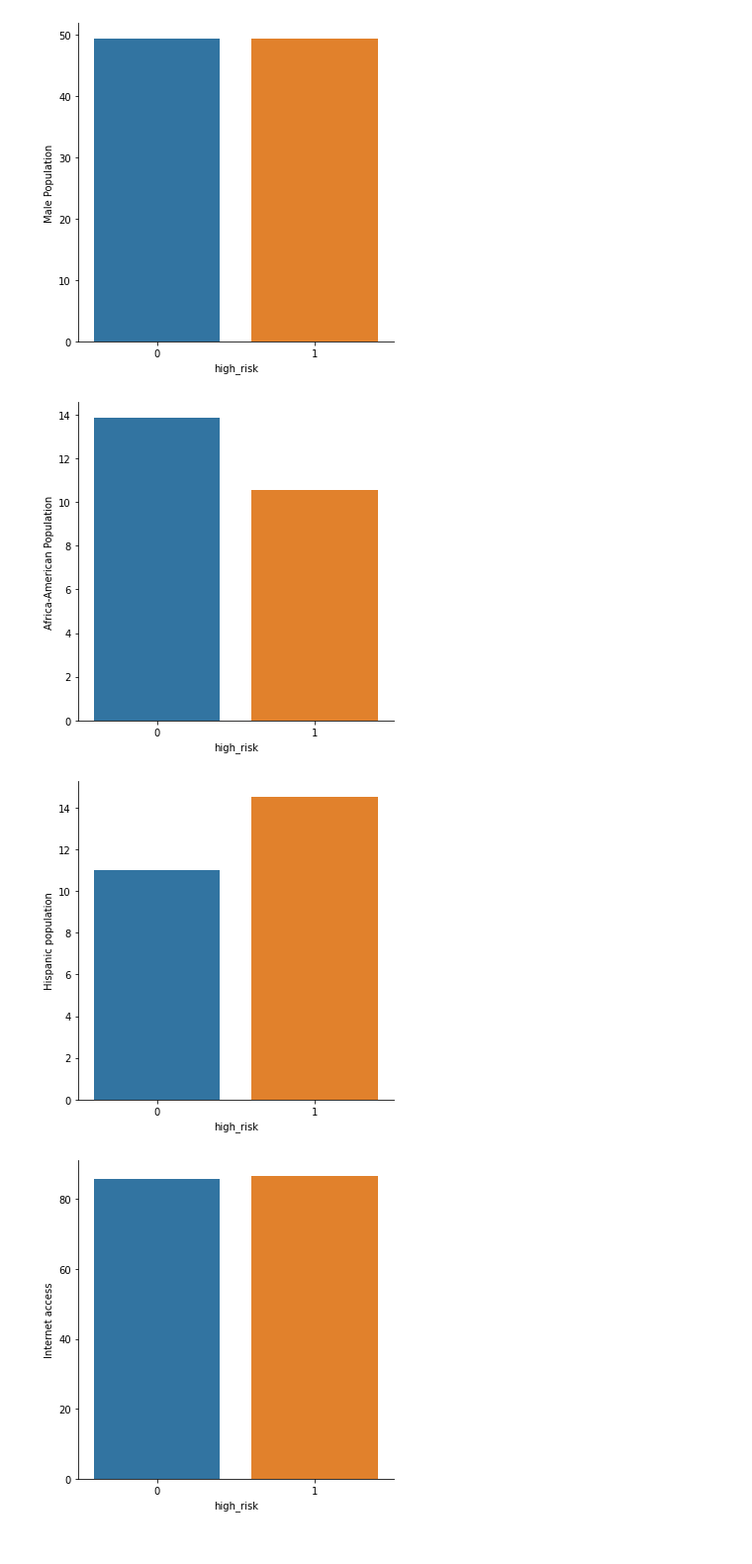
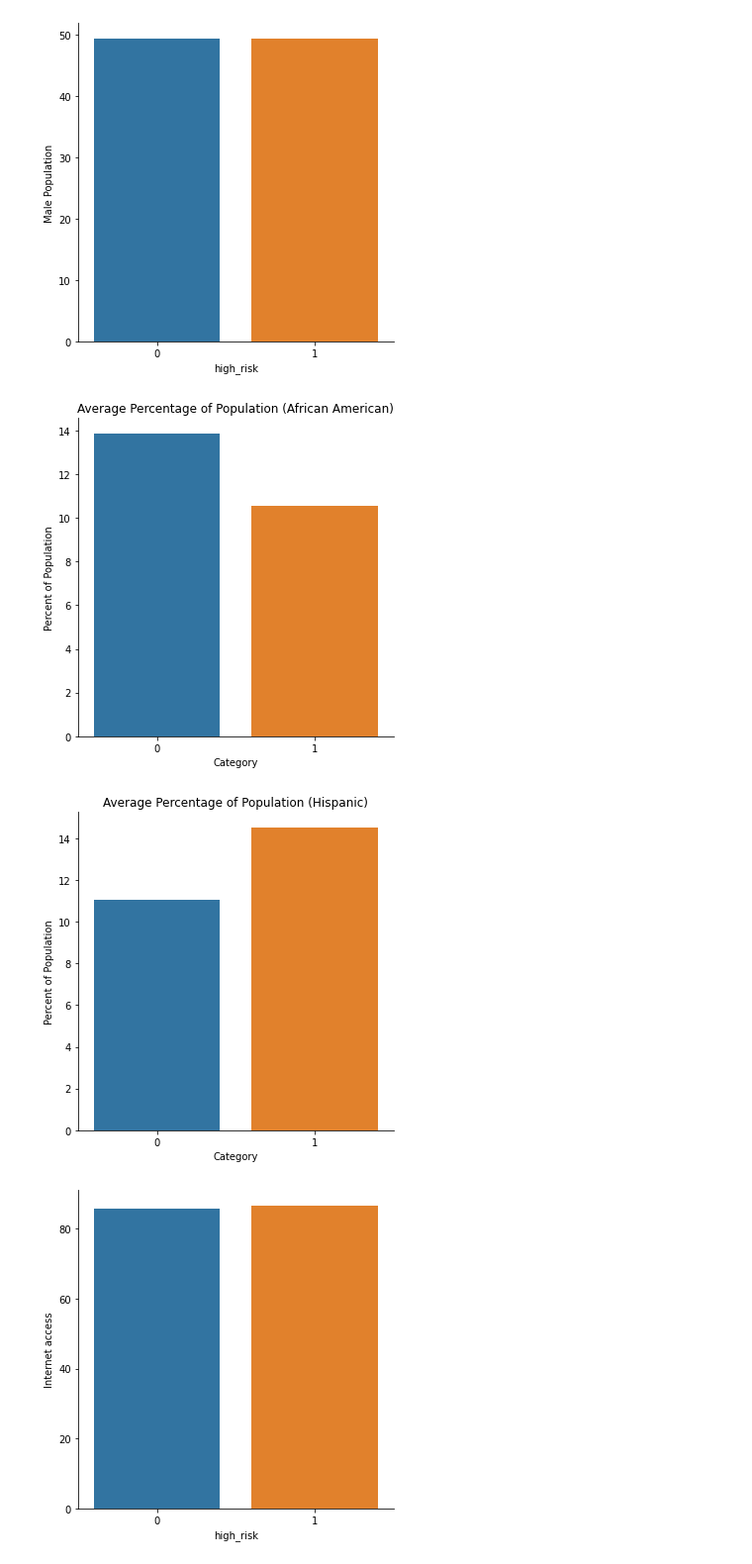
Before and after one commit to mrhartnett10/Covid19-Clustering-Demographic-Analysis-Group-Project, a Jupyter notebook: MH-YH-EDA-Combo.ipynb, the cells around one changed output. Shown at 99% size. Saved outputs shown, nothing was run; the diff lists cells and outputs as text; code cells hidden in the pictures.

Commit message:
Added remaining image saving code

```diff
--- a/MH-YH-EDA-Combo.ipynb
+++ b/MH-YH-EDA-Combo.ipynb
@@ -426,17 +429,32 @@ sns.catplot(x = 'high_risk', y = 'Male Population', data = new_df, kind = 'bar',
 # %%
 #We can see that the average african-american population in states
 #that didn't suffer abnormal unemployment is higher
 
-sns.catplot(x = 'high_risk', y = 'Africa-American Population', data = new_df, kind = 'bar', ci = None);
+sns.catplot(x = 'high_risk', y = 'Africa-American Population', data = new_df, kind = 'bar', ci = None)
+plt.title('Average Percentage of Population (African American)')
+plt.xlabel('Category')
+plt.ylabel('Percent of Population')
+
+#Saving the figure
+
+#plt.savefig('assets/aa_population.png', bbox_inches = 'tight');
 # %% [output]
-[figure, old version]
+[figure, new version]
 # %%
 #We can see that the average hispanic population is higher
 #in states
 
-sns.catplot(x = 'high_risk', y = 'Hispanic population', data = new_df, kind = 'bar', ci = None);
+sns.catplot(x = 'high_risk', y = 'Hispanic population', data = new_df, kind = 'bar', ci = None)
+
+plt.title('Average Percentage of Population (Hispanic)')
+plt.xlabel('Category')
+plt.ylabel('Percent of Population')
+
+#Saving the figure
+
+#plt.savefig('assets/hi_population.png', bbox_inches = 'tight');
 # %% [output]
-[figure, old version]
+[figure, new version]
 # %%
 #Not a significant difference
 
```
Also changed, not shown: parts of 4 cells of this notebook.
